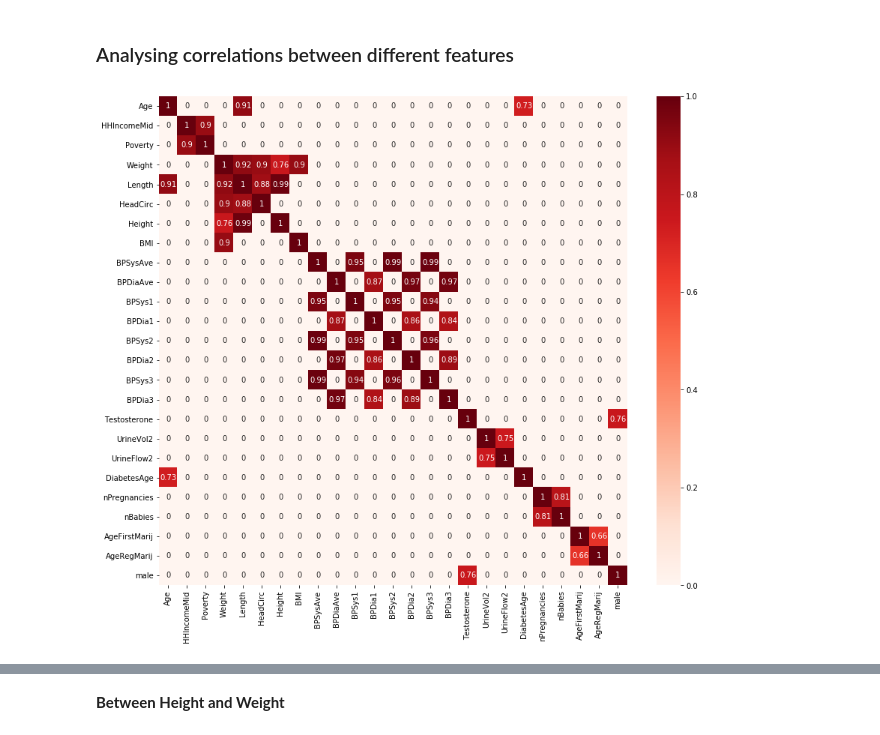
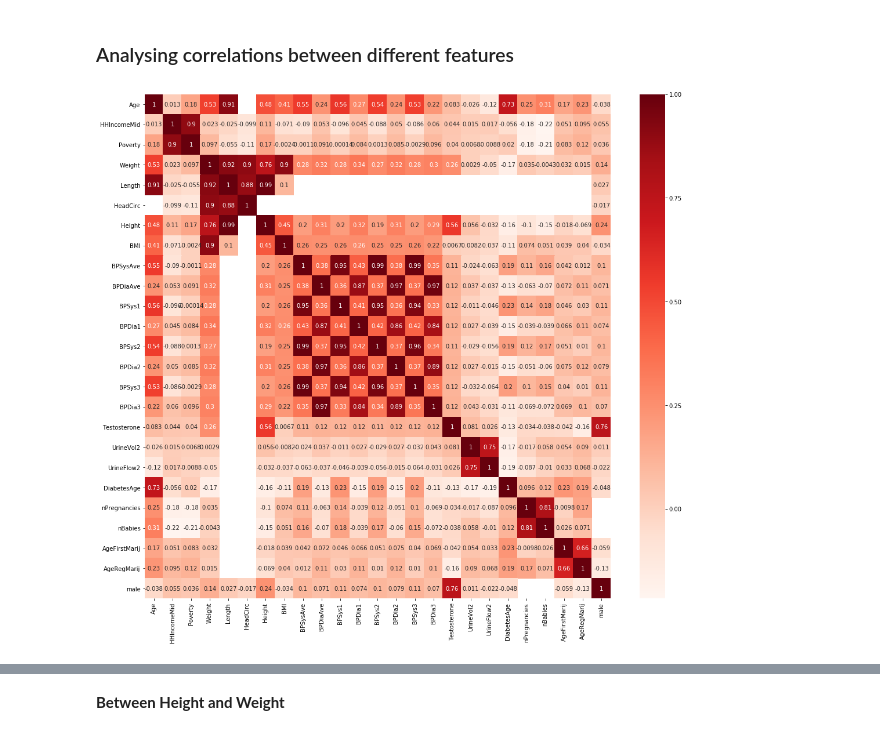
Before and after one commit to lucas-ubm/MaastrichtFlu, a Jupyter notebook: kaggle_starter.ipynb, the cells around one changed output, grey strips where cells are left out. Drawn from its saved outputs; the diff is of its cells as text; code cells hidden in the pictures.

```diff
--- a/kaggle_starter.ipynb
+++ b/kaggle_starter.ipynb
@@ -955,23 +983,23 @@ df = df.drop(columns='Race1')
 # %%
 corr_pairs = list()
 
 correlations = df.corr()
 for col_name, _ in correlations.iteritems():
     drop = True
     for row_name, _ in correlations.iterrows():
         if row_name != col_name:
             if correlations.loc[row_name, col_name] > 0.6:
                 drop = False
                 corr_pairs += [(col_name, row_name)]
-            else:
-                correlations.loc[row_name, col_name] = 0
+            # else:
+            #     correlations.loc[row_name, col_name] = 0
     if drop:
         correlations = correlations.drop(columns=col_name)
         correlations = correlations.drop(col_name)
-plt.figure(figsize=(14,12))
+plt.figure(figsize=(18,16))
 sns.heatmap(correlations, annot=True, cmap=plt.cm.Reds)
 plt.show()
 # %% [output]
-[figure, old version]
+[figure, new version]
 # %%
 corr_pairs
```
Also changed, not shown: parts of 13 cells of this notebook.
